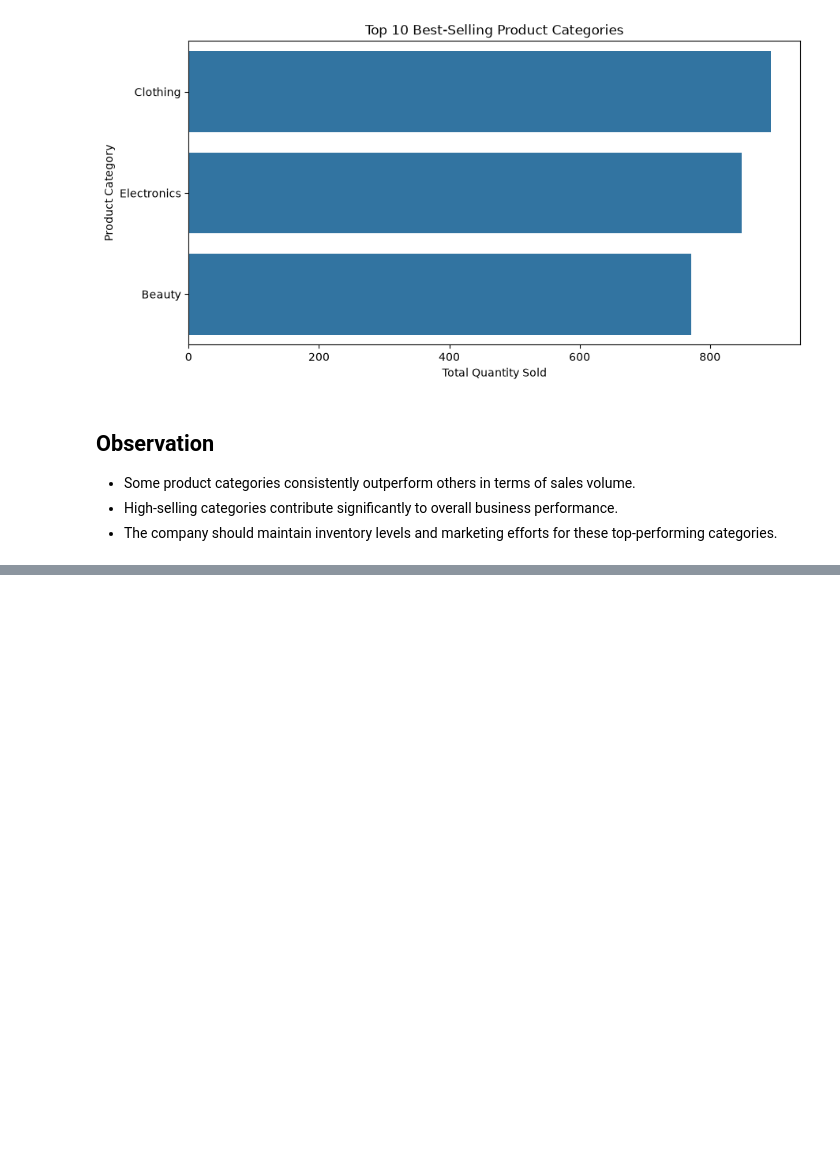
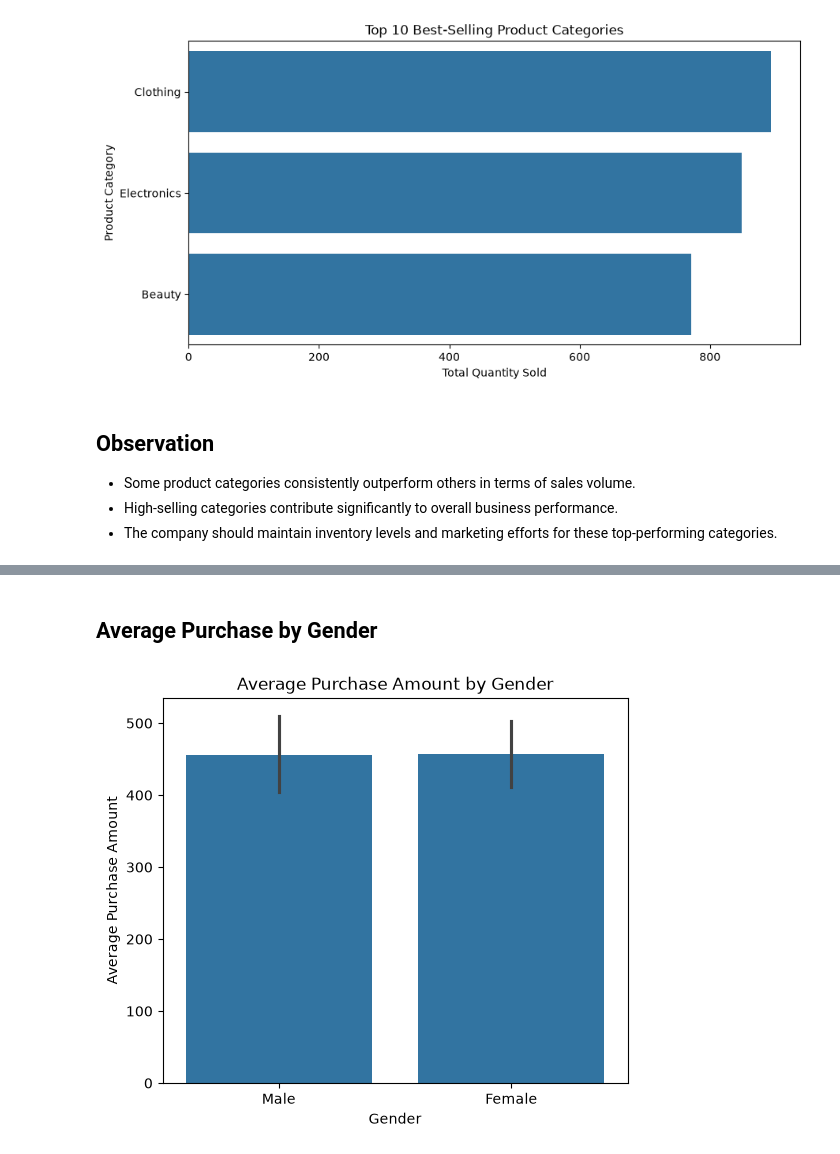
Before and after one commit to RiteshNoukudkar/OIBSIP, a Jupyter notebook: notebook/Retail_Sales_EDA.ipynb, the cells around one changed output, grey strips where cells are left out. Saved outputs shown, nothing was run; the diff lists cells and outputs as text; code cells hidden in the pictures; blank space fills up the shorter version.

```diff
--- a/notebook/Retail_Sales_EDA.ipynb
+++ b/notebook/Retail_Sales_EDA.ipynb
@@ -401,0 +438,19 @@ plt.show()
+# %% [markdown]
+## Average Purchase by Gender
+# %%
+plt.figure(figsize=(6,5))
+
+sns.barplot(
+    data=df,
+    x="Gender",
+    y="Total Amount",
+    estimator="mean"
+)
+
+plt.title("Average Purchase Amount by Gender")
+plt.xlabel("Gender")
+plt.ylabel("Average Purchase Amount")
+
+plt.show()
+# %% [output]
+[figure, added]
```
Also changed, not shown: parts of 5 cells of this notebook.
